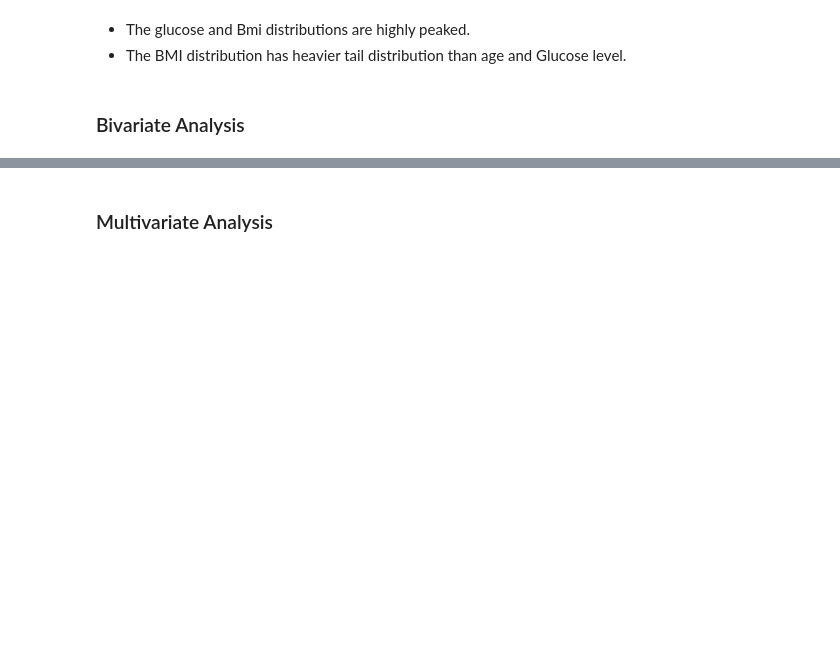
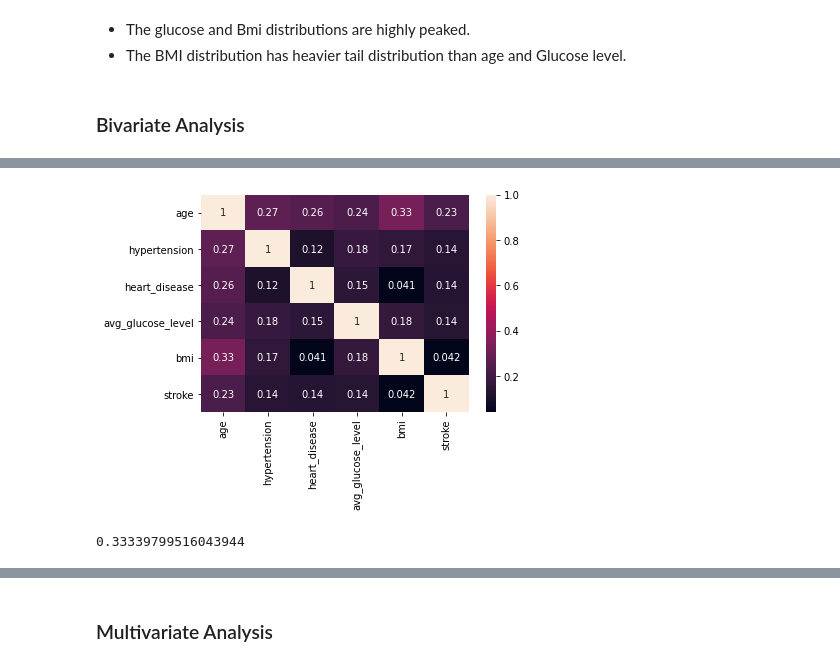
Before and after one commit to quincynjoroge/stroke-health-care-analysis, a Jupyter notebook: Stroke_Analysis.ipynb, the cells around one changed output, grey strips where cells are left out. Cells and saved outputs as stored; diff of their text form; code cells hidden in the pictures; blank space fills up the shorter version.

```diff
--- a/Stroke_Analysis.ipynb
+++ b/Stroke_Analysis.ipynb
@@ -523,0 +532,14 @@ BMI 3.362659165623678
+# %%
+sns.heatmap(healthdata.corr(), annot=True)
+plt.show()
+##it clearly show how the some numerical data have relationship
+# %% [output]
+[figure, added]
+# %%
+# Calculating the pearson coefficient
+pearson_coeff = healthdata['age'].corr(healthdata['bmi'], method="pearson")
+print(pearson_coeff)
+
+#It shows very week positive correlation, there is a relationship
+# %% [output]
+0.33339799516043944
```
Also changed, not shown: parts of 17 cells of this notebook.
